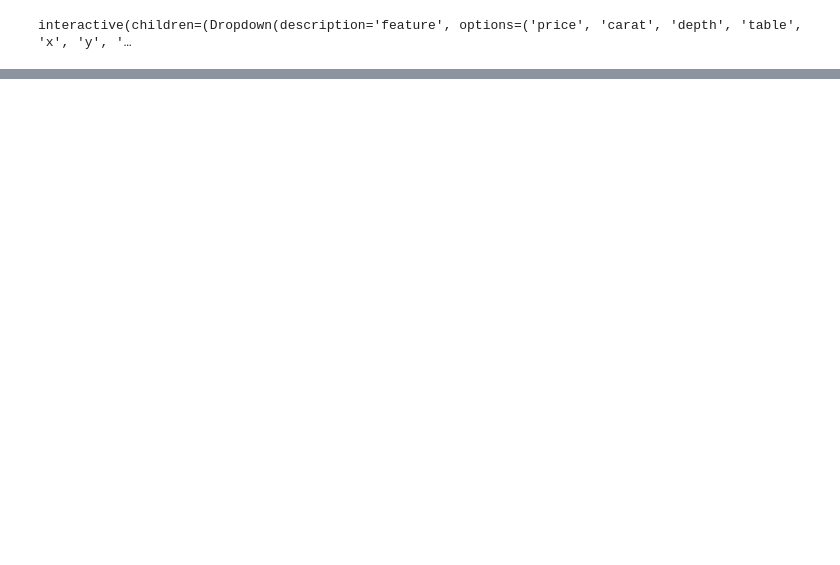
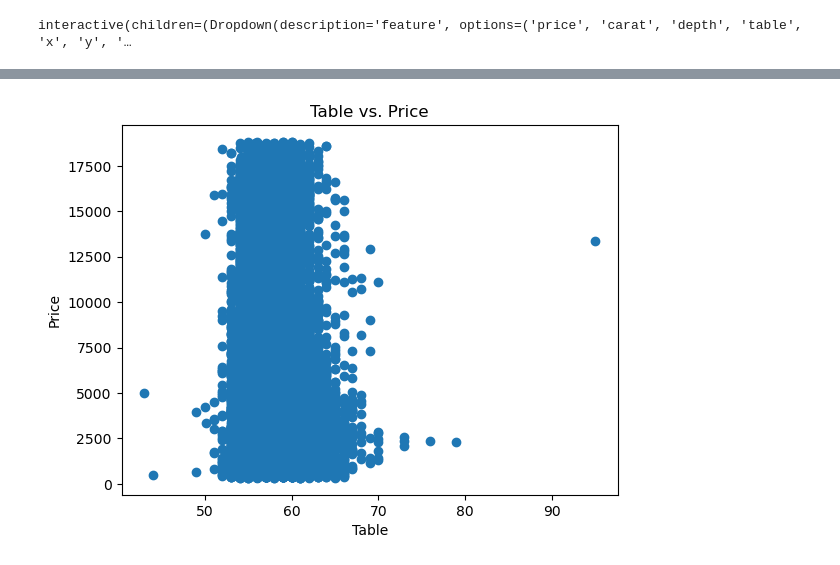
Before and after one commit to silviluliuma/EDA-Challenge, a Jupyter notebook: EDA.ipynb, the cells around one changed output, grey strips where cells are left out. Cells and saved outputs as stored; diff of their text form; code cells hidden in the pictures; blank space fills up the shorter version.

```diff
--- a/EDA.ipynb
+++ b/EDA.ipynb
@@ -278,0 +306,14 @@ sns.heatmap(diamonds_matrix, annot=True, cmap = "crest")
+# %%
+diamonds_sorted = diamonds.sort_values(by='price')
+
+plt.scatter(diamonds_sorted['table'], diamonds_sorted['price'])
+
+plt.xlabel('Table')
+plt.ylabel('Price')
+plt.title('Table vs. Price')
+
+plt.show()
+
+#En todos los rangos de precio, la table es similar.
+# %% [output]
+[figure, added]
```
Also changed, not shown: parts of 8 cells of this notebook.
